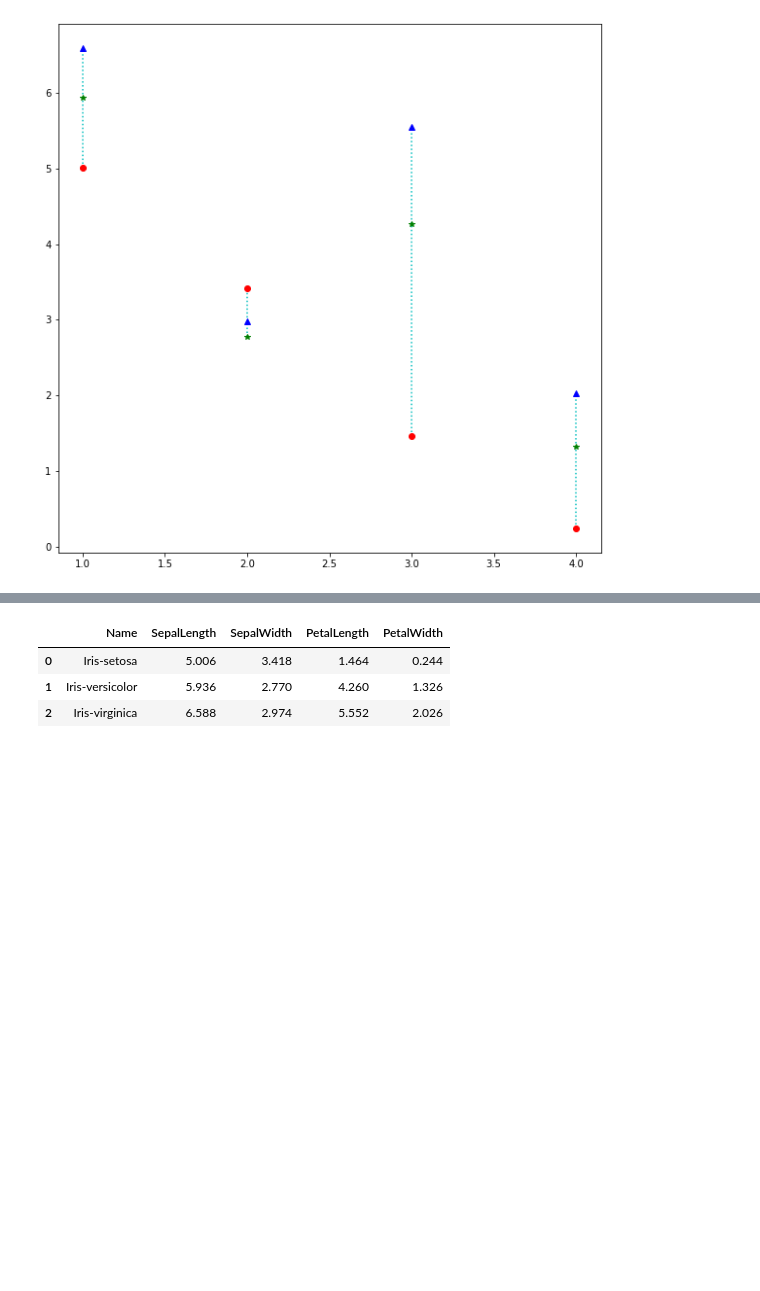
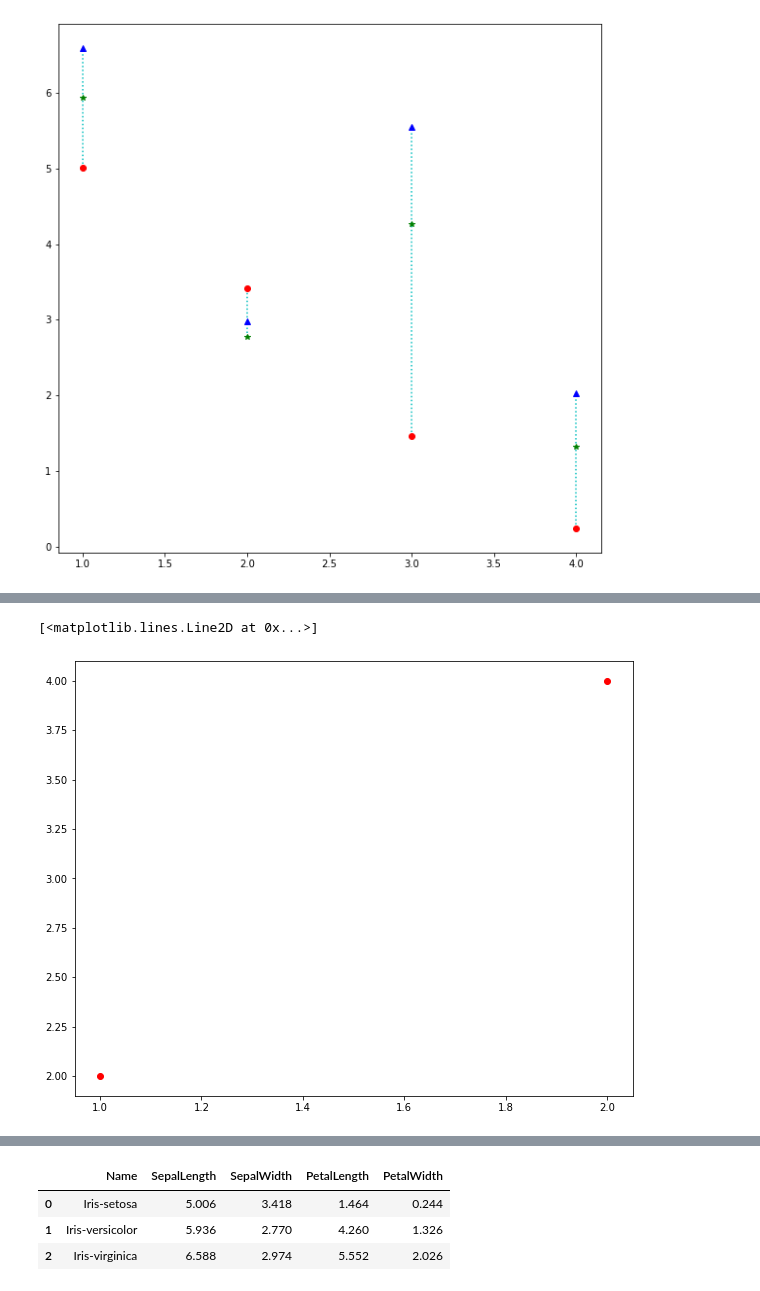
Before and after one commit to sujiraa/BasicProg_DataViz65, a Jupyter notebook: DataViz02_PCA.ipynb, the cells around one changed output, grey strips where cells are left out. Saved outputs shown, nothing was run; the diff lists cells and outputs as text; code cells hidden in the pictures; blank space fills up the shorter version.

```diff
--- a/DataViz02_PCA.ipynb
+++ b/DataViz02_PCA.ipynb
@@ -175,0 +184,5 @@ plt.plot([1,2,3,4],sample_data.iloc[2,:],'b^')
+# %%
+plt.plot([1,2],[2,4],'ro')
+# %% [output]
+[<matplotlib.lines.Line2D at 0x...>]
+[figure, added]
```
Also changed, not shown: parts of 16 cells of this notebook.
